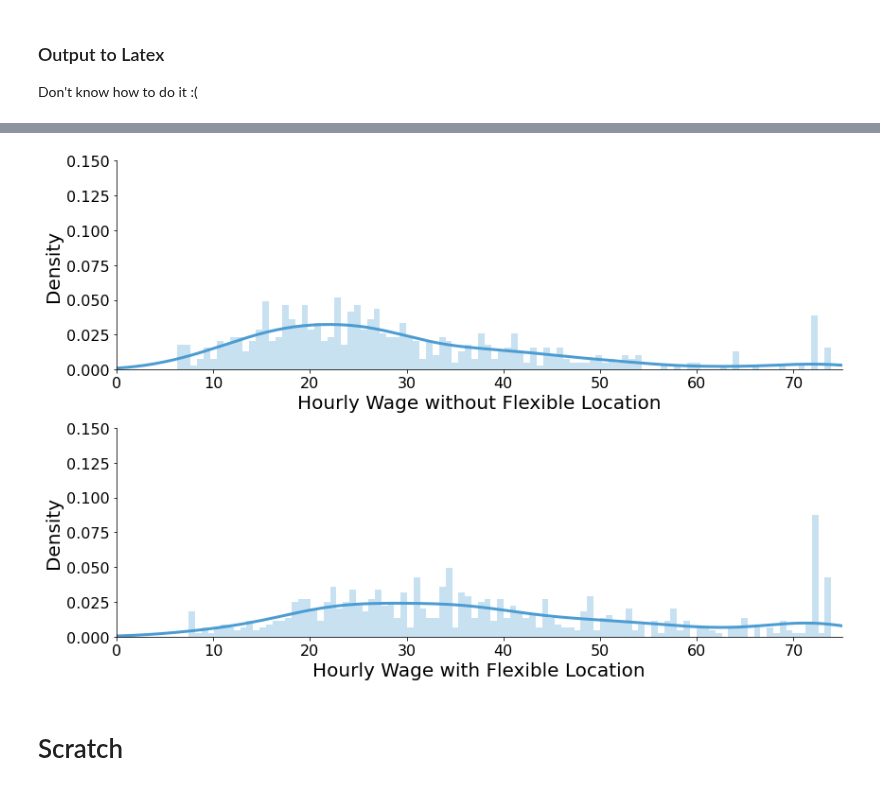
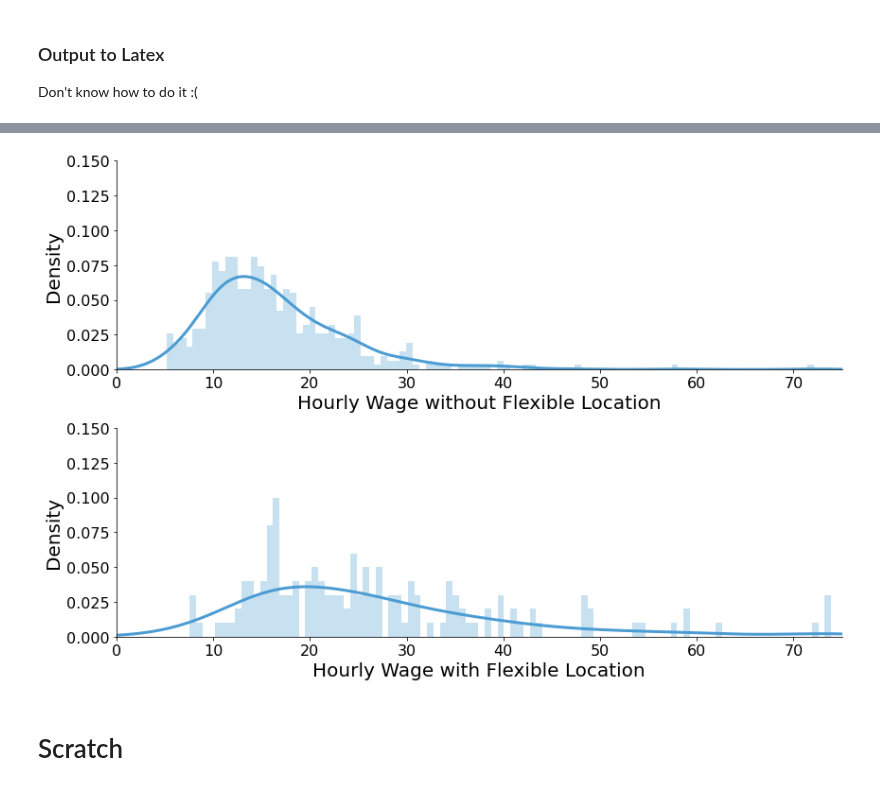
Before and after one commit to meganmccoy/flexibility-in-search-model, a Jupyter notebook: SimplifiedModel.ipynb, the cells around one changed output, grey strips where cells are left out. Cells and saved outputs as stored; diff of their text form; code cells hidden in the pictures.

```diff
--- a/SimplifiedModel.ipynb
+++ b/SimplifiedModel.ipynb
@@ -531,0 +433,4 @@ def bootstrap_cost(bootstrapped_data: pd.DataFrame, flex: str, wage: str, dur: s
+# %%
+df=pd.read_stata('workfile.dta', columns=['hs_edu', 'col_edu', 'sex','employed', 'flexsched', 'flex_sched_score', 'flexloc', 'flex_loc_score', 'hrwage_r', 'dur'])
+
+df=df[df['col_edu']==1] # change based on which to estimate - label Figures, Output to CSV to match
@@ -735,7 +737,7 @@ binary_wage_distr(women, 'flexsched', 'wage_flexsched', 'employed', 'Schedule',
 # %%
-binary_wage_distr(women, 'flexloc', 'wage_flexloc', 'employed', 'Location', 'women_wage_flexloc.png')
+binary_wage_distr(women, 'flexloc', 'wage_flexloc', 'employed', 'Location', 'women_wage_flexloc_hs.png')
 # %% [output]
-[figure, old version]
+[figure, new version]
 # %% [markdown]
 # Scratch
 # %%
```
Also changed, not shown: parts of 46 cells of this notebook.
